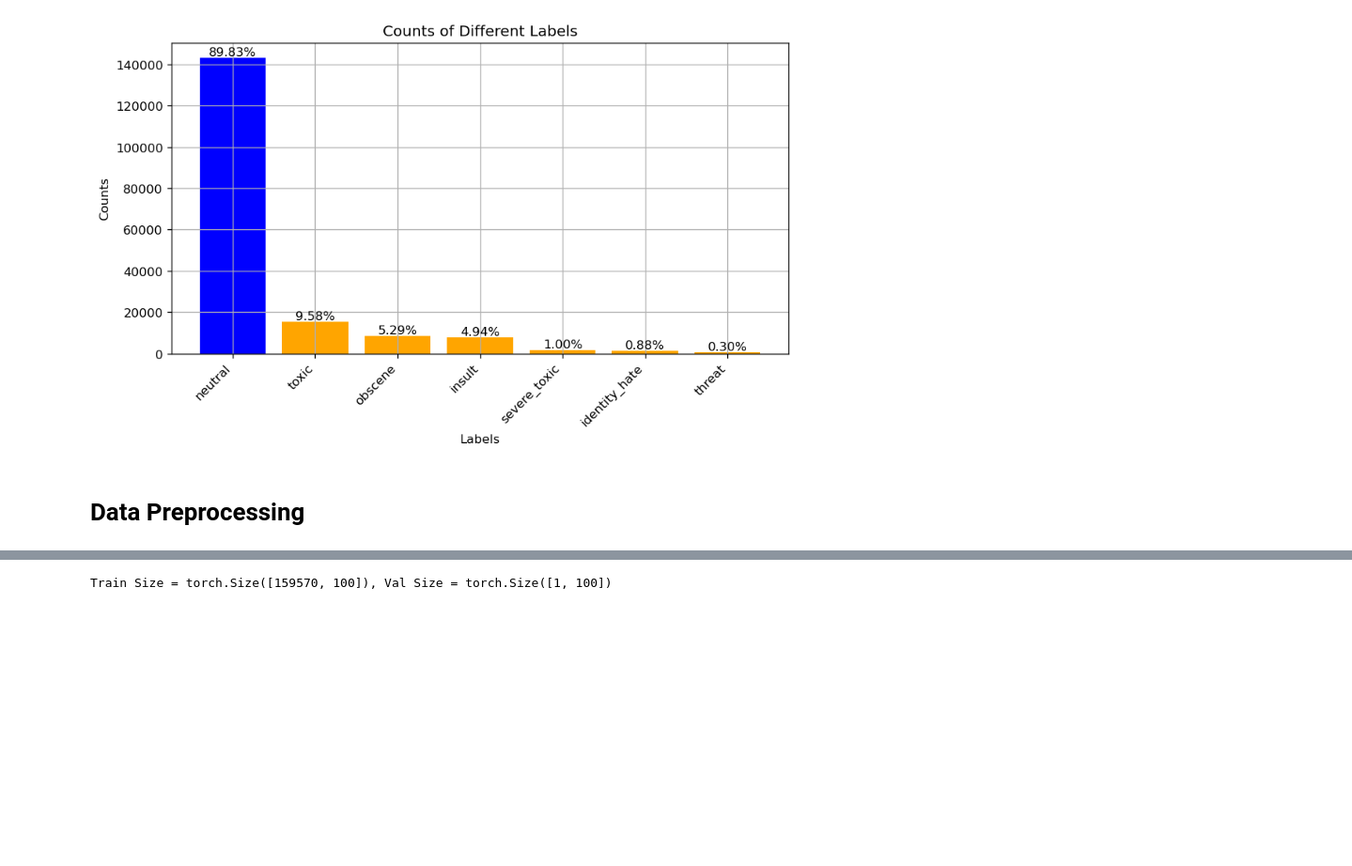
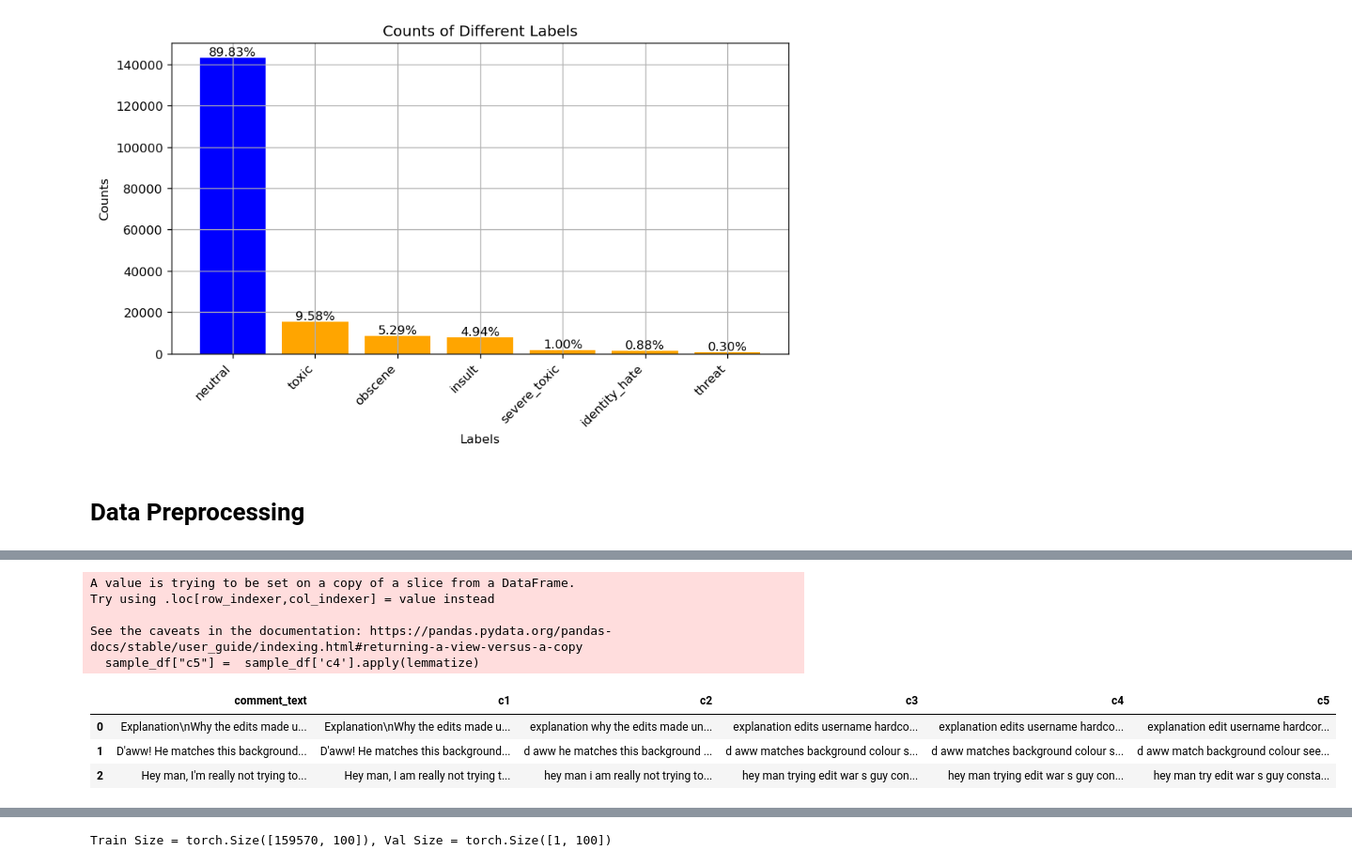
Before and after one commit to anjali-ojha/deep-learning, a Jupyter notebook: lab-2/part-2/part-2.ipynb, the cells around one changed output, grey strips where cells are left out. Shown at 94% size. Saved outputs shown, nothing was run; the diff lists cells and outputs as text; code cells hidden in the pictures; blank space fills up the shorter version.

```diff
--- a/lab-2/part-2/part-2.ipynb
+++ b/lab-2/part-2/part-2.ipynb
@@ -227 +567,48 @@ def remove_contraction(text):
+# %%
+
+def lemmatize(text, lemmatization=True):
+    wordnet_lemmatizer = WordNetLemmatizer()
+    output=""
+    if lemmatization:
+        text=text.split(" ")
+        for word in text:
+            word1 = wordnet_lemmatizer.lemmatize(word, pos = "n")
+            word2 = wordnet_lemmatizer.lemmatize(word1, pos = "v")
+            word3 = wordnet_lemmatizer.lemmatize(word2, pos = "a")
+            word4 = wordnet_lemmatizer.lemmatize(word3, pos = "r")
+            output=output + " " + word4
+    else:
+        output=text
+    return str(output.strip())
+
+
+# import spacy
+
+# # Load the English language model
+# nlp = spacy.load('en_core_web_sm')
+
+# def lemmatize(text):
+#     # Process the text using spaCy
+#     doc = nlp(text)
+
+#     # Lemmatize each token in the document
+#     lemmatized_tokens = [token.lemma_ for token in doc]
+
+#     # Join the lemmatized tokens back into a string
+#     lemmatized_text = ' '.join(lemmatized_tokens)
+
+#     return lemmatized_text
+
+sample_df["c5"] =  sample_df['c4'].apply(lemmatize)
+sample_df[sample_df["c5"] != sample_df["c4"]][["comment_text", "c1", "c2", "c3", "c4", "c5"]].head(3)
+# %% [output]
+A value is trying to be set on a copy of a slice from a DataFrame.
+Try using .loc[row_indexer,col_indexer] = value instead
+
+See the caveats in the documentation: https://pandas.pydata.org/pandas-docs/stable/user_guide/indexing.html#returning-a-view-versus-a-copy
+  sample_df["c5"] =  sample_df['c4'].apply(lemmatize)
+|  | comment_text | c1 | c2 | c3 | c4 | c5 |
+| 0 | Explanation\nWhy the edits made u... | Explanation\nWhy the edits made u... | explanation why the edits made un... | explanation edits username hardco... | explanation edits username hardco... | explanation edit username hardcor... |
+| 1 | D'aww! He matches this background... | D'aww! He matches this background... | d aww he matches this background ... | d aww matches background colour s... | d aww matches background colour s... | d aww match background colour see... |
+| 2 | Hey man, I'm really not trying to... | Hey man, I am really not trying t... | hey man i am really not trying to... | hey man trying edit war s guy con... | hey man trying edit war s guy con... | hey man try edit war s guy consta... |
 # %%
```
Also changed, not shown: parts of 16 cells of this notebook, 2 other files.
